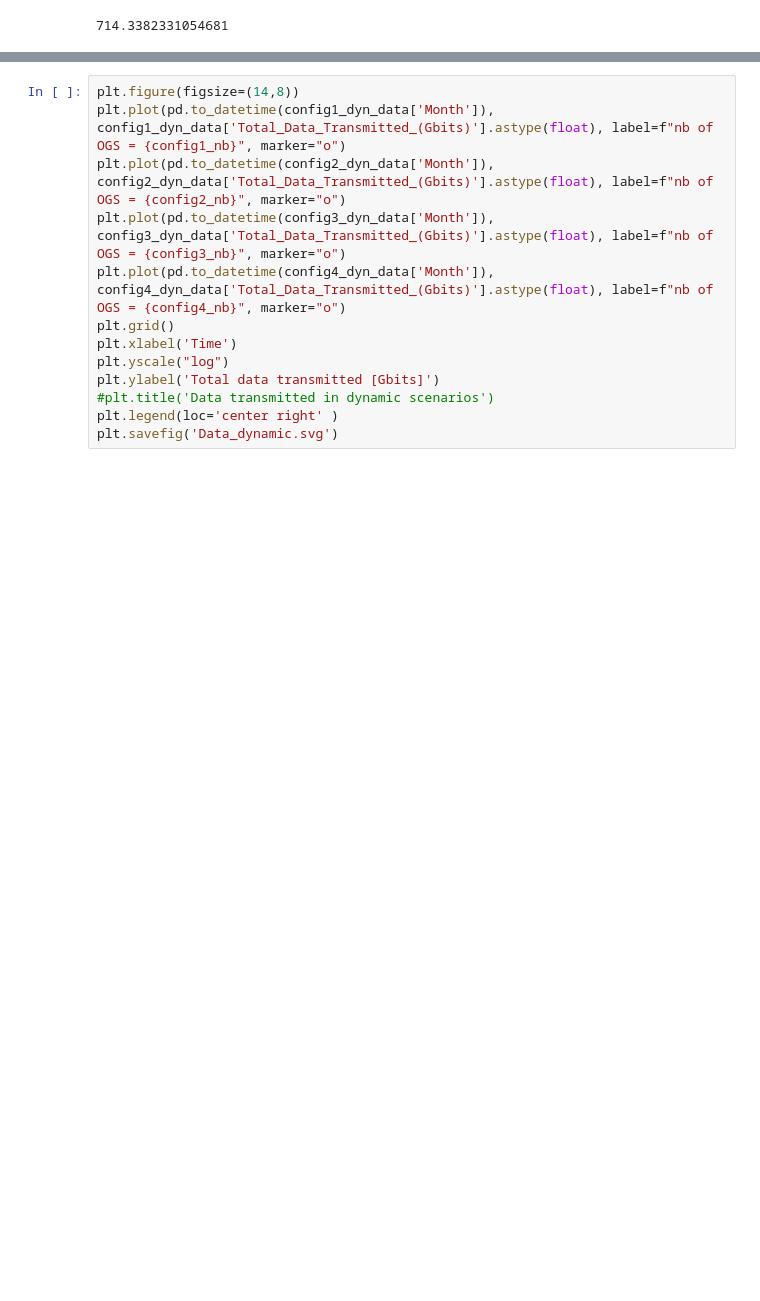
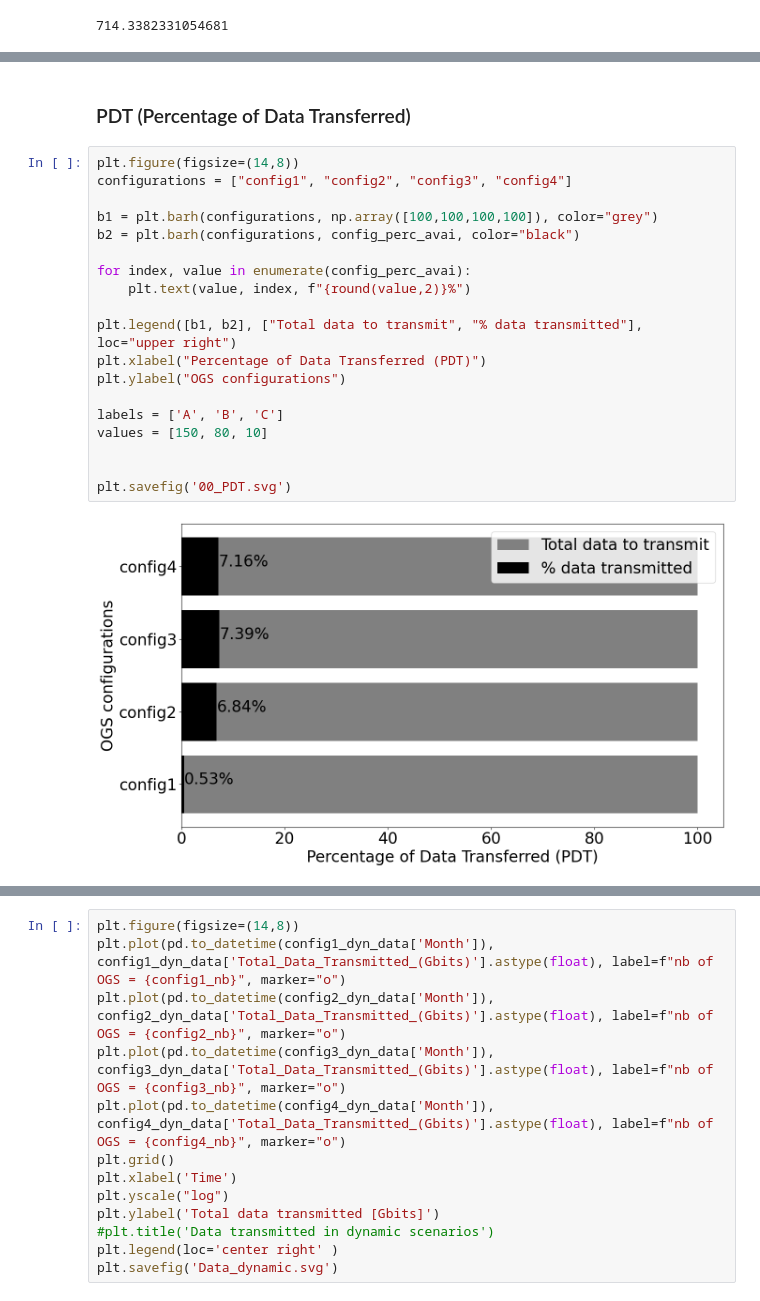
Before and after one commit to connor-a-casey/fso-simulation, a Jupyter notebook: data/output/Figures_rawdata.ipynb, the cells around one changed output, grey strips where cells are left out. Drawn from its saved outputs; the diff is of its cells as text; blank space fills up the shorter version.

```diff
--- a/data/output/Figures_rawdata.ipynb
+++ b/data/output/Figures_rawdata.ipynb
@@ -41,0 +104,23 @@ plt.rcParams['font.size'] = 22
+# %% [markdown]
+### PDT (Percentage of Data Transferred)
+# %%
+plt.figure(figsize=(14,8))
+configurations = ["config1", "config2", "config3", "config4"]
+
+b1 = plt.barh(configurations, np.array([100,100,100,100]), color="grey")
+b2 = plt.barh(configurations, config_perc_avai, color="black")
+
+for index, value in enumerate(config_perc_avai):
+    plt.text(value, index, f"{round(value,2)}%")
+
+plt.legend([b1, b2], ["Total data to transmit", "% data transmitted"], loc="upper right")
+plt.xlabel("Percentage of Data Transferred (PDT)")
+plt.ylabel("OGS configurations")
+
+labels = ['A', 'B', 'C']
+values = [150, 80, 10]
+
+
+plt.savefig('00_PDT.svg')
+# %% [output]
+[figure, added]
```
Also changed, not shown: parts of 12 cells of this notebook.
